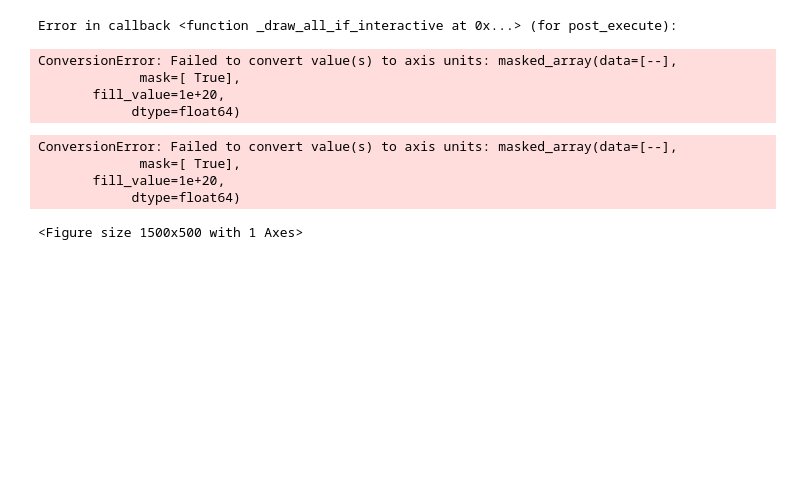
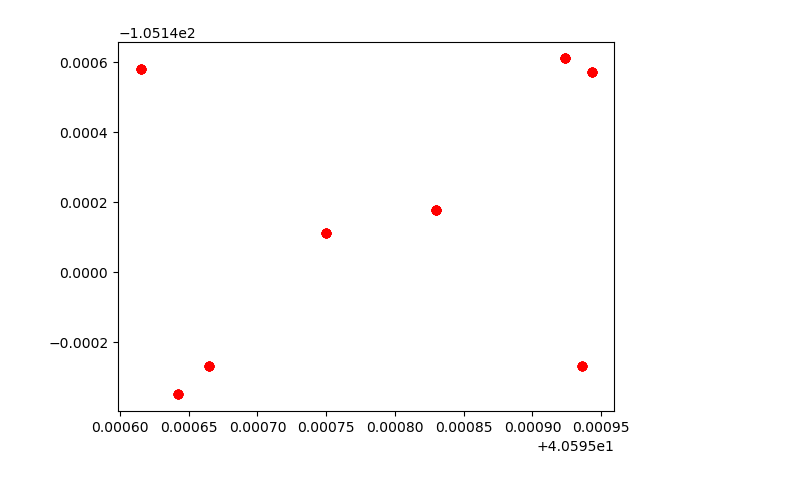
Before and after one commit to rohanchugh14/HackUTD-X-Golden-Hour, a Jupyter notebook: sensorCleanup.ipynb, the cells around one changed output. Drawn from its saved outputs; the diff is of its cells as text; code cells hidden in the pictures; blank space fills up the shorter version.

Commit message:
more data cleaning and fe page setup
Co-authored-by: Alexander N. Chin <Alexander-N-Chin@users.noreply.github.com>

```diff
--- a/sensorCleanup.ipynb
+++ b/sensorCleanup.ipynb
@@ -27,4 +44,5 @@ for i in sensor_locations:
     #only want the xy coordinates
     sensor_xy.append((i.split('_')[1:3]))
 
-sensor_locations
+sensor_xy.sort()
+sensor_xy
@@ -39,23 +78,15 @@ plt.show()
 # %%
 #use the leak locations and rate to create a visualization of the leak locations
 leak_locations_and_rate.head()
-#get the lat and long coordinates
-leak_locations = leak_locations_and_rate[['Latitude', 'Longitude']]
-#plot the leak locations
-leak_locations=leak_locations.values.tolist()
-plt.figure(figsize=(15,5))
-for x in leak_locations:
-    plt.scatter(x[1], x[0], color='red')
-for y in sensor_xy:
-    plt.scatter(y[1], y[0], color='blue')
+#get data of column 3 and 5 of leak_locations_and_rate
+
+leakCoordinates=leak_locations_and_rate.iloc[:,[3,4]].copy()
+#based on leak coordinate graph the xy coordinates
+
+leakCoordinates.dropna(inplace=True)
+leakCoordinates.values
+
+for x in leakCoordinates.values:
+    plt.scatter(x=x[0], y=x[1], color='red')
 # %% [output]
-Error in callback <function _draw_all_if_interactive at 0x...> (for post_execute):
-ConversionError: Failed to convert value(s) to axis units: masked_array(data=[--],
-             mask=[ True],
-       fill_value=1e+20,
-            dtype=float64)
-ConversionError: Failed to convert value(s) to axis units: masked_array(data=[--],
-             mask=[ True],
-       fill_value=1e+20,
-            dtype=float64)
-<Figure size 1500x500 with 1 Axes>
+[figure, added]
```
Also changed, not shown: parts of 7 cells of this notebook, 3 other files.
